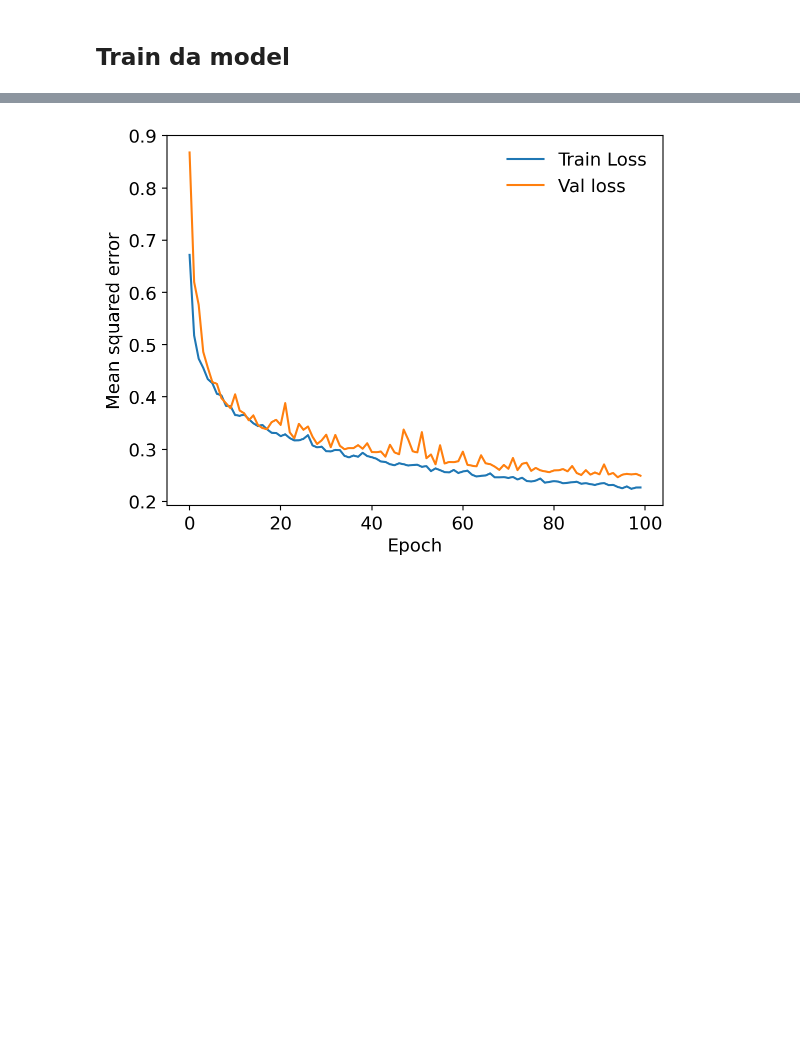
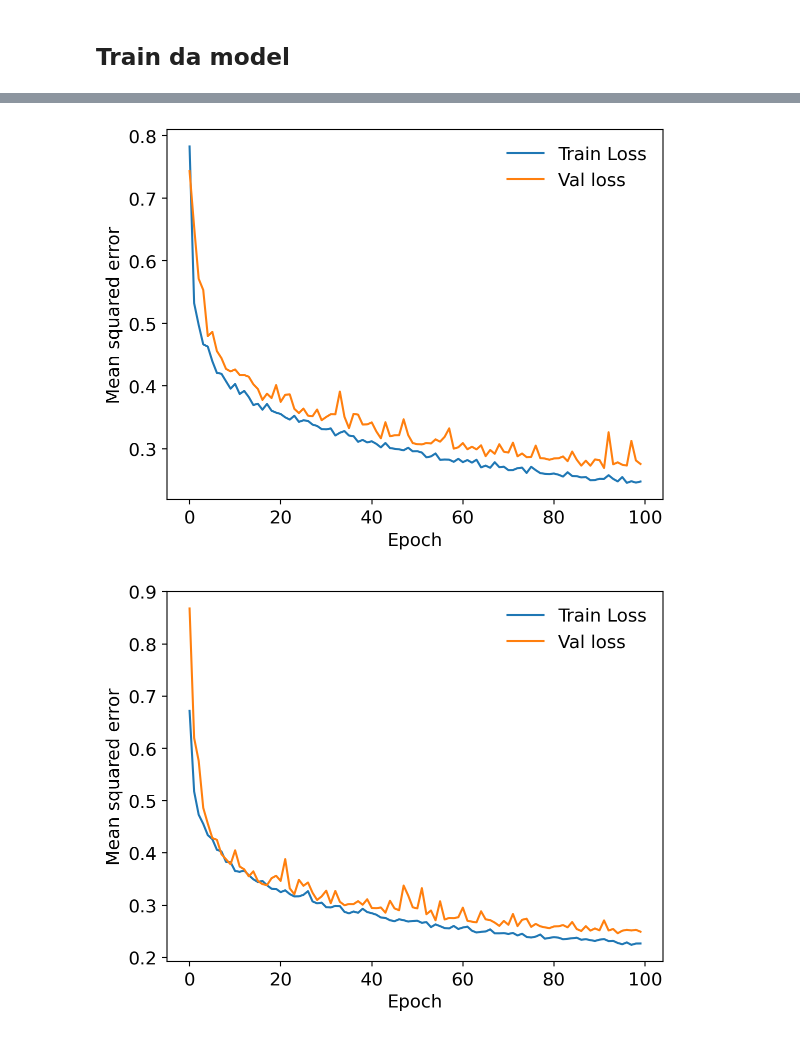
Before and after one commit to andrewfagerheim/ML_project, a Jupyter notebook: submeso_ml_model.ipynb, the cells around one changed output, grey strips where cells are left out. Cells and saved outputs as stored; diff of their text form; code cells hidden in the pictures; blank space fills up the shorter version.

```diff
--- a/submeso_ml_model.ipynb
+++ b/submeso_ml_model.ipynb
@@ -214,11 +227,9 @@ input shape into model:
 # model_mse.compile(loss='mse',optimizer=tf.keras.optimizers.Adam(learning_rate=learning_rate))
 # %%
 ### model using MSE as loss function
-# FIGURING OUT TO SHOVE THE X_TRAIN_NP AND Y_TRAIN_NP INTO THIS MODEL.
 
 model_mse = Sequential()
 
-#Hmm. The amount of layers is also something to consider, yeah? Like Abigail's..
 model_mse.add(Conv2D(filters=128, kernel_size = kernel_size, input_shape = X_train_np.shape[1:],
                     activation=activation, padding='same'))
 model_mse.add(BatchNormalization())
@@ -231,24 +242,20 @@ model_mse.add(BatchNormalization())
 model_mse.add(Conv2D(filters=32, kernel_size = hidden_kernel_size,
                      activation = 'linear', padding='same'))
 model_mse.add(BatchNormalization())
-model_mse.add(Conv2D(filters=32, kernel_size = hidden_kernel_size,
-                     activation = 'linear', padding='same'))
-model_mse.add(BatchNormalization())
-model_mse.add(Conv2D(filters=32, kernel_size = hidden_kernel_size,
-                     activation = 'linear', padding='same'))
-model_mse.add(BatchNormalization())
-model_mse.add(Conv2D(filters=32, kernel_size = hidden_kernel_size,
-                     activation = 'linear', padding='same'))
-model_mse.add(BatchNormalization())
+# model_mse.add(Conv2D(filters=32, kernel_size = hidden_kernel_size,
+#                      activation = 'linear', padding='same'))
+# model_mse.add(BatchNormalization())
+# model_mse.add(Conv2D(filters=32, kernel_size = hidden_kernel_size,
+#                      activation = 'linear', padding='same'))
+# model_mse.add(BatchNormalization())
+# model_mse.add(Conv2D(filters=32, kernel_size = hidden_kernel_size,
+#                      activation = 'linear', padding='same'))
+# model_mse.add(BatchNormalization())
+
+
 model_mse.add(Conv2D(filters=1, kernel_size = hidden_kernel_size,
                      activation = 'linear', padding='same'))
 
-#pytorch got some batchnorm2d(out_channels) bullshit.
-# keep lookin at the damn keras conv2D and FIGURE OUT WHAT IS GOIN ON.
-
-# FULLY CONVOLUTIONAL NEURAL NETWORK. DENSE LAYER IS NOT IMPLEMENTED.
-# we don't want to fix the size of the input, which is what the dense layer does. fully convolution: easily translates to other
-
 model_mse.summary()
 model_mse.compile(loss='mse',optimizer=tf.keras.optimizers.Adam(learning_rate=learning_rate))
 # %% [output]
@@ -302,3 +309,8 @@ Epoch 100/100
+# %%
+plot_history(history_mse)
+# 5 layers
+# %% [output]
+[figure, added]
 # %%
 plot_history(history_mse)
 # 8 layers, should be basically abigail's recreation.
```
Also changed, not shown: parts of 28 cells of this notebook.
